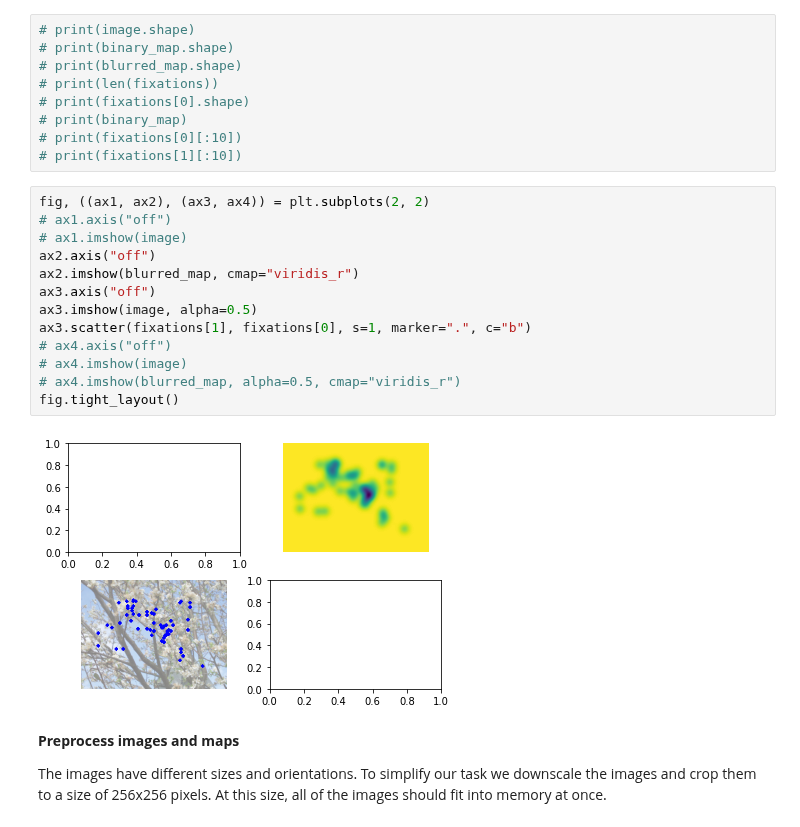
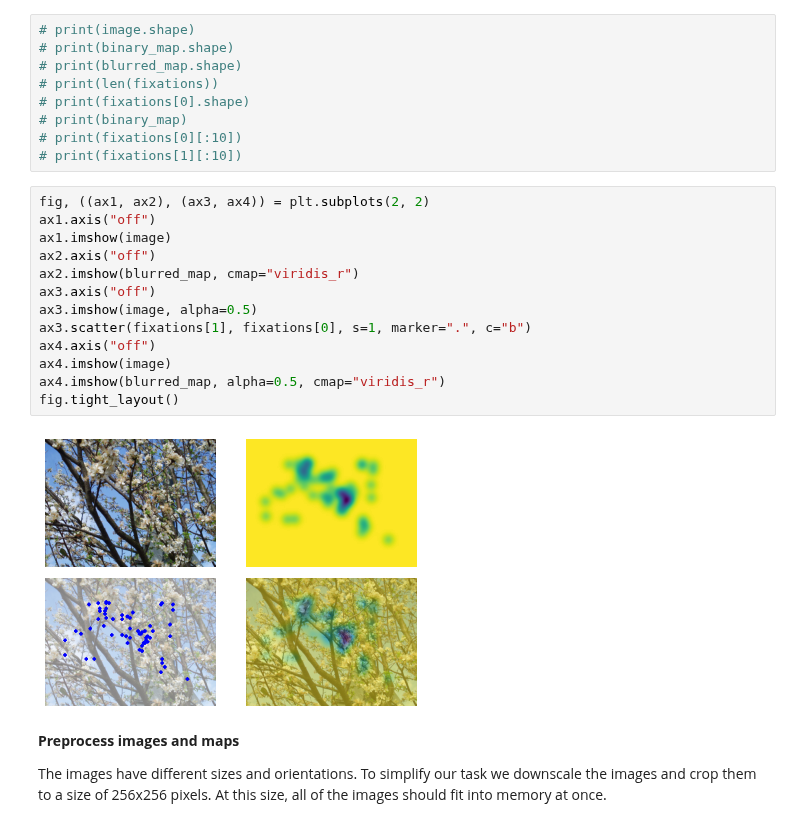
Before and after one commit to adjr2/deep_learning, a Jupyter notebook: Ex4_2022.ipynb, the cells around one changed output. Cells and saved outputs as stored; diff of their text form.

```diff
--- a/Ex4_2022.ipynb
+++ b/Ex4_2022.ipynb
@@ -129,19 +129,19 @@ fixations = np.where(binary_map)
 # print(fixations[1][:10])
 # %%
 fig, ((ax1, ax2), (ax3, ax4)) = plt.subplots(2, 2)
-# ax1.axis("off")
-# ax1.imshow(image)
+ax1.axis("off")
+ax1.imshow(image)
 ax2.axis("off")
 ax2.imshow(blurred_map, cmap="viridis_r")
 ax3.axis("off")
 ax3.imshow(image, alpha=0.5)
 ax3.scatter(fixations[1], fixations[0], s=1, marker=".", c="b")
-# ax4.axis("off")
-# ax4.imshow(image)
-# ax4.imshow(blurred_map, alpha=0.5, cmap="viridis_r")
+ax4.axis("off")
+ax4.imshow(image)
+ax4.imshow(blurred_map, alpha=0.5, cmap="viridis_r")
 fig.tight_layout()
 # %% [output]
-[figure, old version]
+[figure, new version]
 # %% [markdown]
 **Preprocess images and maps**
 
```
Also changed, not shown: parts of 18 cells of this notebook.
